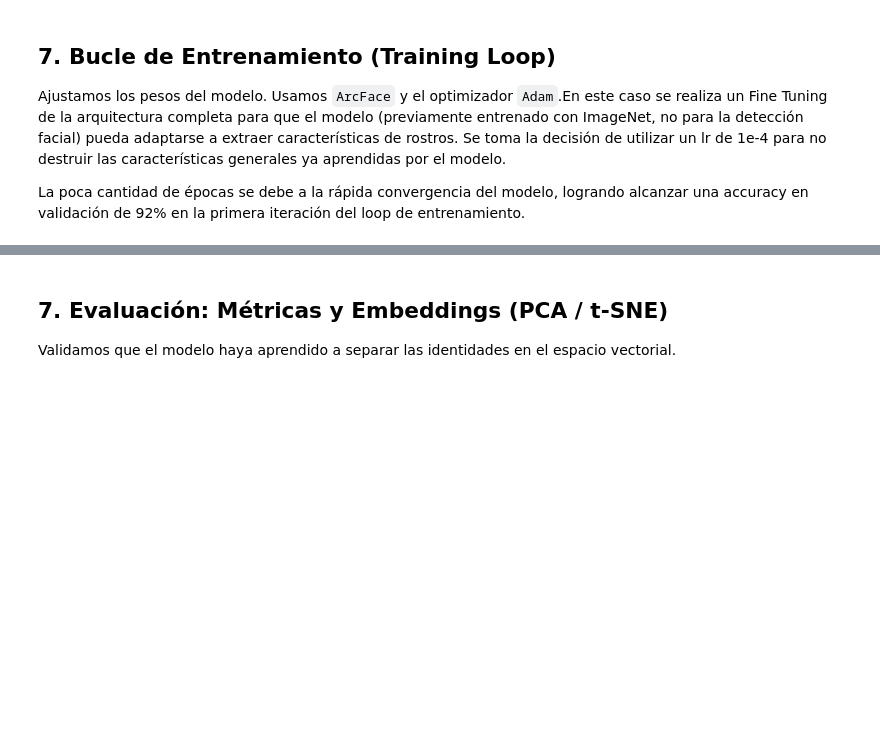
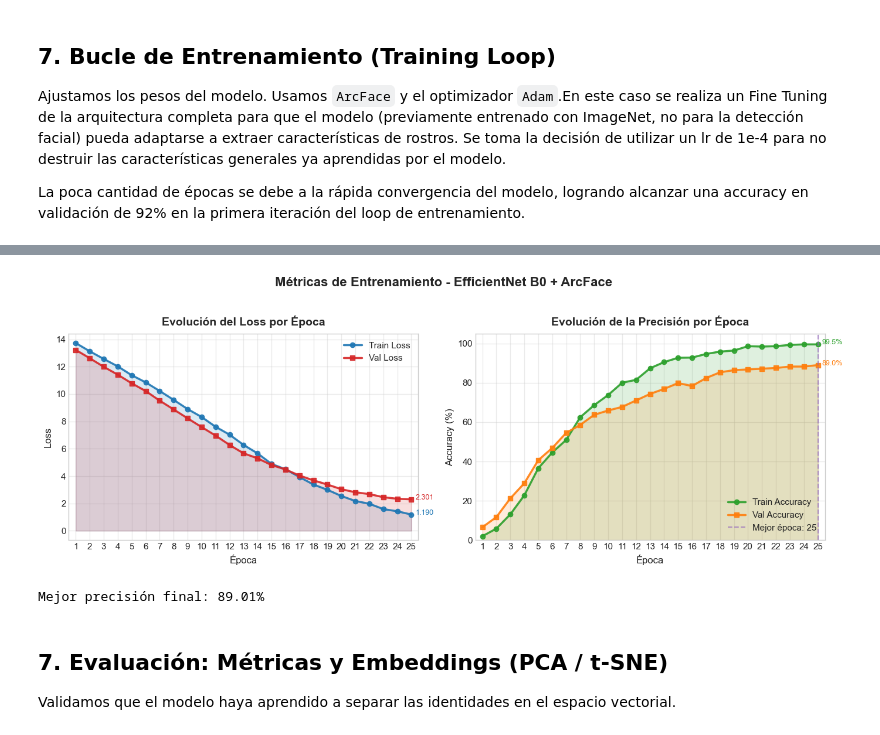
Before and after one commit to Juanmora29/tuia-face-recognition-app, a Jupyter notebook: train.ipynb, the cells around one changed output, grey strips where cells are left out. Saved outputs shown, nothing was run; the diff lists cells and outputs as text; code cells hidden in the pictures; blank space fills up the shorter version.

```diff
--- a/train.ipynb
+++ b/train.ipynb
@@ -683,3 +678,60 @@ Mejor precisión final: 89.27%
+# %%
+# --- Gráficos de Estabilidad (Versión Mejorada) ---
+import numpy as np
+
+plt.style.use('seaborn-v0_8-whitegrid')
+fig, axes = plt.subplots(1, 2, figsize=(14, 5))
+epochs = np.arange(1, len(history['train_loss']) + 1)
+
+# Gráfico de Pérdida (Loss) con área sombreada
+ax1 = axes[0]
+ax1.plot(epochs, history['train_loss'], 'o-', color='#1f77b4', linewidth=2.5, markersize=6, label='Train Loss', alpha=0.9)
+ax1.plot(epochs, history['val_loss'], 's-', color='#d62728', linewidth=2.5, markersize=6, label='Val Loss', alpha=0.9)
+ax1.fill_between(epochs, history['train_loss'], alpha=0.15, color='#1f77b4')
+ax1.fill_between(epochs, history['val_loss'], alpha=0.15, color='#d62728')
+ax1.set_title('Evolución del Loss por Época', fontsize=14, fontweight='bold', pad=10)
+ax1.set_xlabel('Época', fontsize=12)
+ax1.set_ylabel('Loss', fontsize=12)
+ax1.legend(loc='upper right', fontsize=11, framealpha=0.9)
+ax1.set_xticks(epochs)
+ax1.set_xlim(0.5, len(epochs) + 0.5)
+ax1.grid(True, alpha=0.4)
+ax1.annotate(f'{history["train_loss"][-1]:.3f}', xy=(len(epochs), history['train_loss'][-1]),
+             xytext=(5, 0), textcoords='offset points', fontsize=9, color='#1f77b4')
+ax1.annotate(f'{history["val_loss"][-1]:.3f}', xy=(len(epochs), history['val_loss'][-1]),
+             xytext=(5, 0), textcoords='offset points', fontsize=9, color='#d62728')
+
+# Gráfico de Precisión (Accuracy) con área sombreada
+ax2 = axes[1]
+ax2.plot(epochs, history['train_acc'], 'o-', color='#2ca02c', linewidth=2.5, markersize=6, label='Train Accuracy', alpha=0.9)
+ax2.plot(epochs, history['val_acc'], 's-', color='#ff7f0e', linewidth=2.5, markersize=6, label='Val Accuracy', alpha=0.9)
+ax2.fill_between(epochs, history['train_acc'], alpha=0.15, color='#2ca02c')
+ax2.fill_between(epochs, history['val_acc'], alpha=0.15, color='#ff7f0e')
+ax2.set_title('Evolución de la Precisión por Época', fontsize=14, fontweight='bold', pad=10)
+ax2.set_xlabel('Época', fontsize=12)
+ax2.set_ylabel('Accuracy (%)', fontsize=12)
+ax2.legend(loc='lower right', fontsize=11, framealpha=0.9)
+ax2.set_xticks(epochs)
+ax2.set_xlim(0.5, len(epochs) + 0.5)
+ax2.set_ylim(0, 105)
+ax2.grid(True, alpha=0.4)
+ax2.annotate(f'{history["train_acc"][-1]:.1f}%', xy=(len(epochs), history['train_acc'][-1]),
+             xytext=(5, 0), textcoords='offset points', fontsize=9, color='#2ca02c')
+ax2.annotate(f'{history["val_acc"][-1]:.1f}%', xy=(len(epochs), history['val_acc'][-1]),
+             xytext=(5, 0), textcoords='offset points', fontsize=9, color='#ff7f0e')
+
+best_epoch = np.argmax(history['val_acc']) + 1
+ax2.axvline(x=best_epoch, color='#9467bd', linestyle='--', linewidth=1.5, alpha=0.7, label=f'Mejor época: {best_epoch}')
+ax2.legend(loc='lower right', fontsize=11, framealpha=0.9)
+
+plt.suptitle('Métricas de Entrenamiento - EfficientNet B0 + ArcFace', fontsize=16, fontweight='bold', y=1.02)
+plt.tight_layout()
+plt.show()
+
+print(f"\nMejor precisión final: {best_val_acc:.2f}%")
+# %% [output]
+[figure, added]
+Mejor precisión final: 89.01%
 # %% [markdown]
 ## 7. Evaluación: Métricas y Embeddings (PCA / t-SNE)
 Validamos que el modelo haya aprendido a separar las identidades en el espacio vectorial.
```
Also changed, not shown: parts of 11 cells of this notebook.
